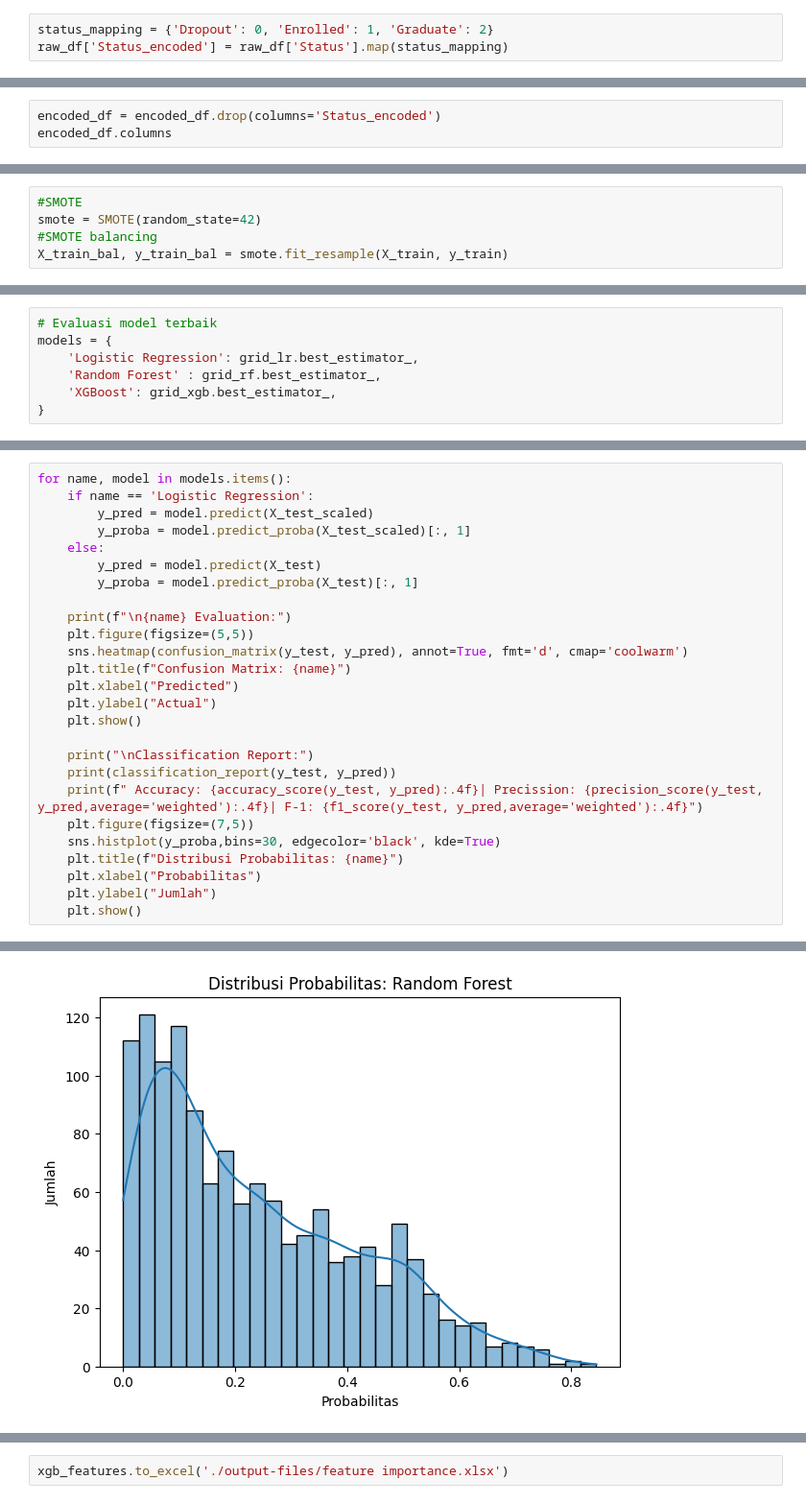
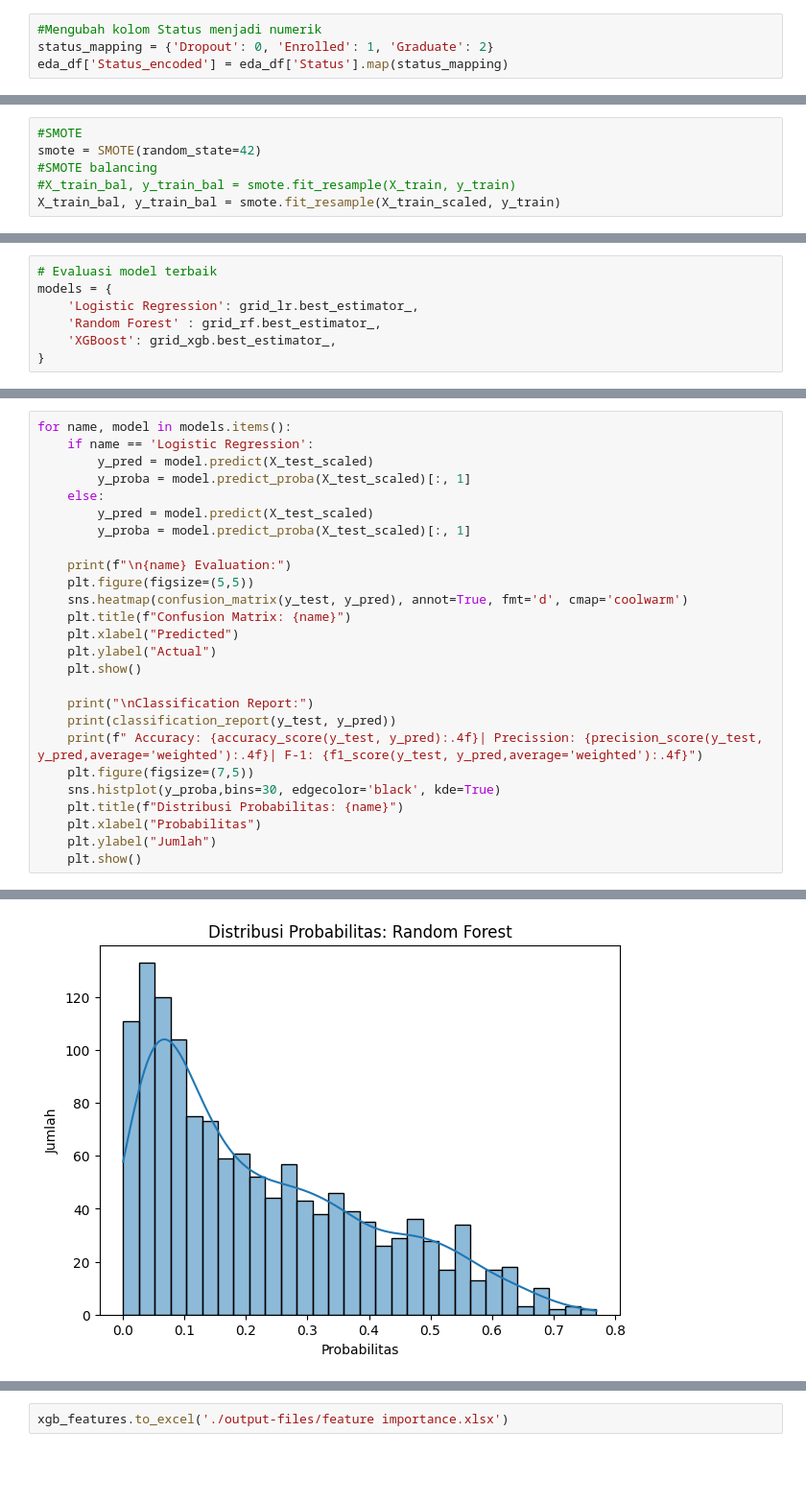
Before and after one commit to HandiSutriyan/Student-Dropout-Dashboard, a Jupyter notebook: notebook.ipynb, the cells around one changed output, grey strips where cells are left out. Shown at 96% size. Cells and saved outputs as stored; diff of their text form; blank space fills up the shorter version.

Commit message:
final-model

```diff
--- a/notebook.ipynb
+++ b/notebook.ipynb
@@ -127,3 +248,4 @@ plt.show()
 # %%
+#Mengubah kolom Status menjadi numerik
 status_mapping = {'Dropout': 0, 'Enrolled': 1, 'Graduate': 2}
-raw_df['Status_encoded'] = raw_df['Status'].map(status_mapping)
+eda_df['Status_encoded'] = eda_df['Status'].map(status_mapping)
@@ -254,6 +398,3 @@ array(['Dropout', 'Graduate', 'Enrolled'], dtype=object)
 encoded_df = prep_df.copy()
 encoder = LabelEncoder()
 encoded_df['Status'] = encoder.fit_transform(encoded_df['Status'])
-# %%
-encoded_df = encoded_df.drop(columns='Status_encoded')
-encoded_df.columns
@@ -293,4 +460,5 @@ X_test_scaled = scaler.transform(X_test)
 #SMOTE
 smote = SMOTE(random_state=42)
 #SMOTE balancing
-X_train_bal, y_train_bal = smote.fit_resample(X_train, y_train)
+#X_train_bal, y_train_bal = smote.fit_resample(X_train, y_train)
+X_train_bal, y_train_bal = smote.fit_resample(X_train_scaled, y_train)
@@ -386,8 +566,8 @@ for name, model in models.items():
         y_pred = model.predict(X_test_scaled)
         y_proba = model.predict_proba(X_test_scaled)[:, 1]
     else:
-        y_pred = model.predict(X_test)
-        y_proba = model.predict_proba(X_test)[:, 1]
+        y_pred = model.predict(X_test_scaled)
+        y_proba = model.predict_proba(X_test_scaled)[:, 1]
 
     print(f"\n{name} Evaluation:")
     plt.figure(figsize=(5,5))
@@ -439,4 +619,4 @@ weighted avg       0.78      0.77      0.77      1328
-[figure, old version]
+[figure, new version]
 XGBoost Evaluation:
 [figure]
 Classification Report:
```
Also changed, not shown: parts of 83 cells of this notebook, 6 other files.
